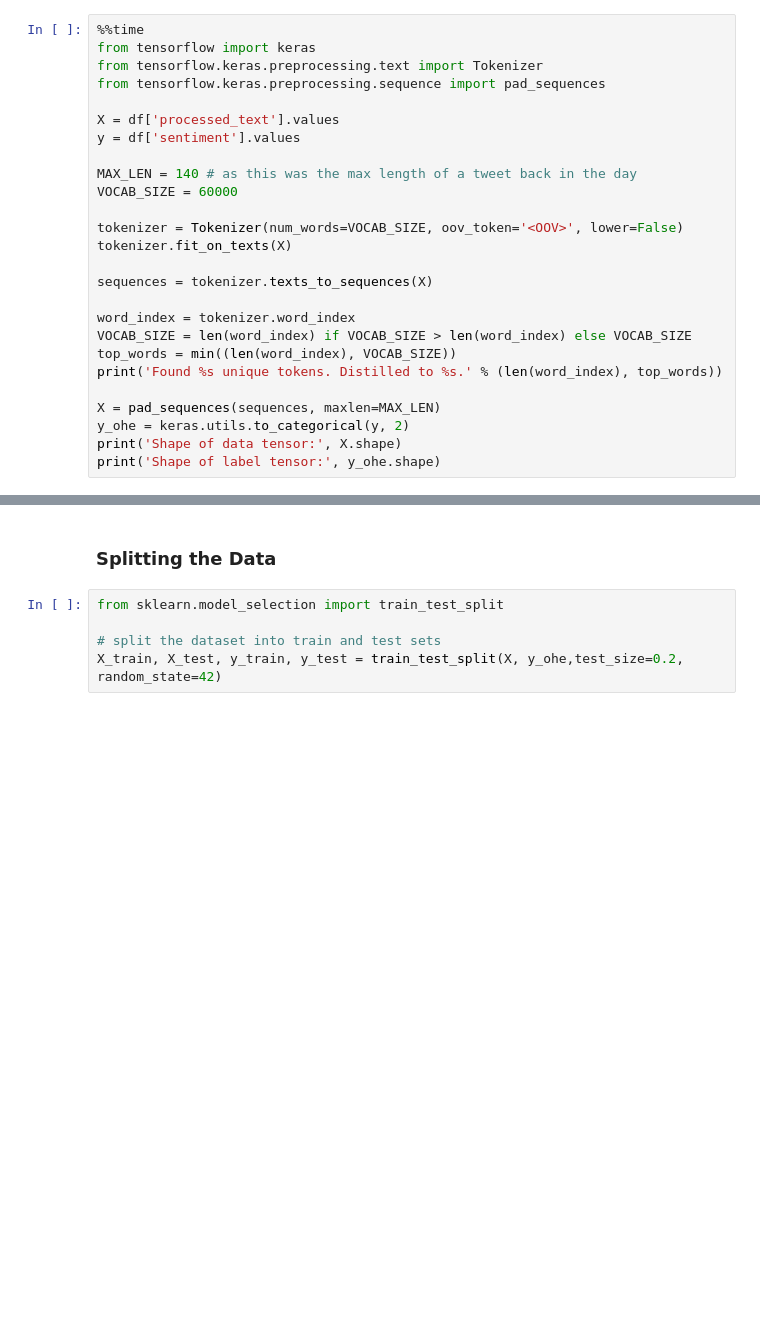
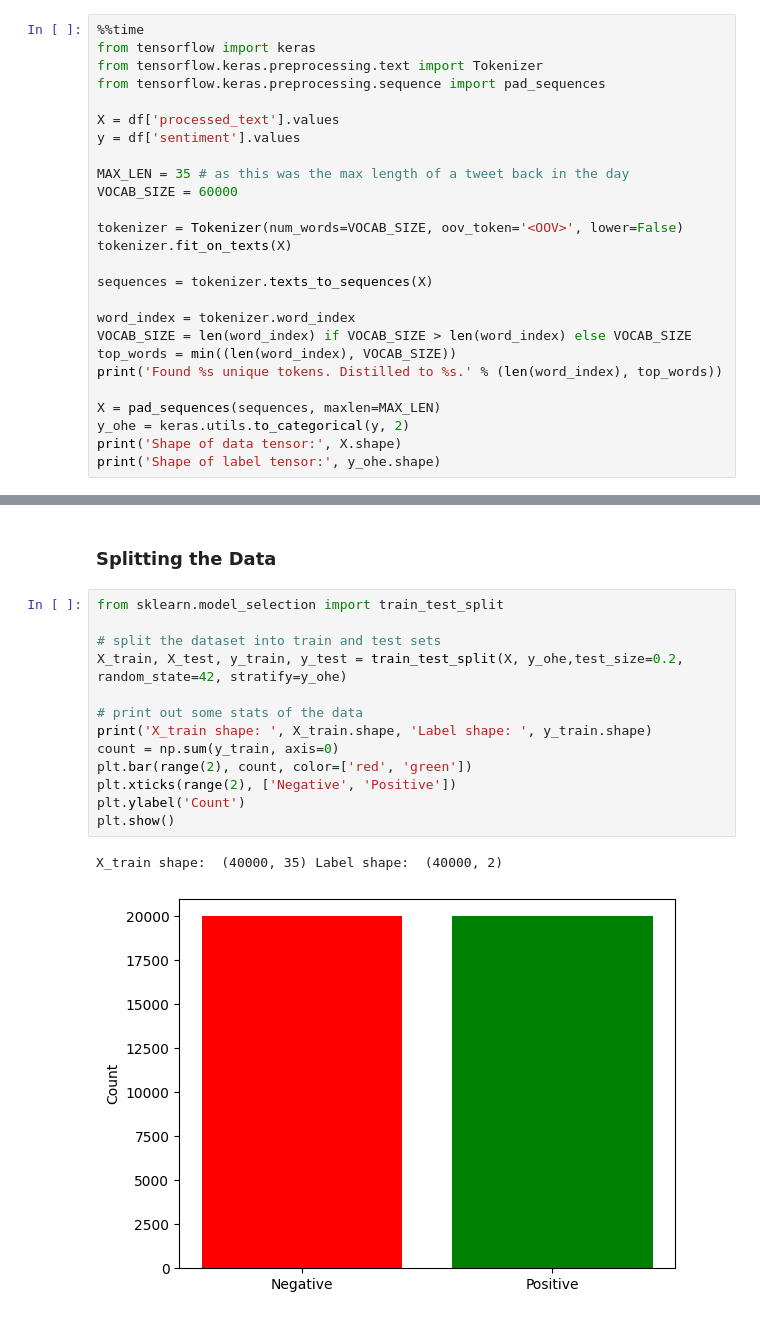
Before and after one commit to wyattsaltzman/ML-F23-Lab7, a Jupyter notebook: lab7.ipynb, the cells around one changed output, grey strips where cells are left out. Cells and saved outputs as stored; diff of their text form; blank space fills up the shorter version.

```diff
--- a/lab7.ipynb
+++ b/lab7.ipynb
@@ -174,7 +194,7 @@ from tensorflow.keras.preprocessing.sequence import pad_sequences
 X = df['processed_text'].values
 y = df['sentiment'].values
 
-MAX_LEN = 140 # as this was the max length of a tweet back in the day
+MAX_LEN = 35 # as this was the max length of a tweet back in the day
 VOCAB_SIZE = 60000
 
 tokenizer = Tokenizer(num_words=VOCAB_SIZE, oov_token='<OOV>', lower=False)
@@ -202,5 +222,16 @@ Wall time: 966 ms
 # %%
 from sklearn.model_selection import train_test_split
 
 # split the dataset into train and test sets
-X_train, X_test, y_train, y_test = train_test_split(X, y_ohe,test_size=0.2, random_state=42)
+X_train, X_test, y_train, y_test = train_test_split(X, y_ohe,test_size=0.2, random_state=42, stratify=y_ohe)
+
+# print out some stats of the data
+print('X_train shape: ', X_train.shape, 'Label shape: ', y_train.shape)
+count = np.sum(y_train, axis=0)
+plt.bar(range(2), count, color=['red', 'green'])
+plt.xticks(range(2), ['Negative', 'Positive'])
+plt.ylabel('Count')
+plt.show()
+# %% [output]
+X_train shape:  (40000, 35) Label shape:  (40000, 2)
+[figure, added]
```
Also changed, not shown: parts of 9 cells of this notebook, 1 other file.
